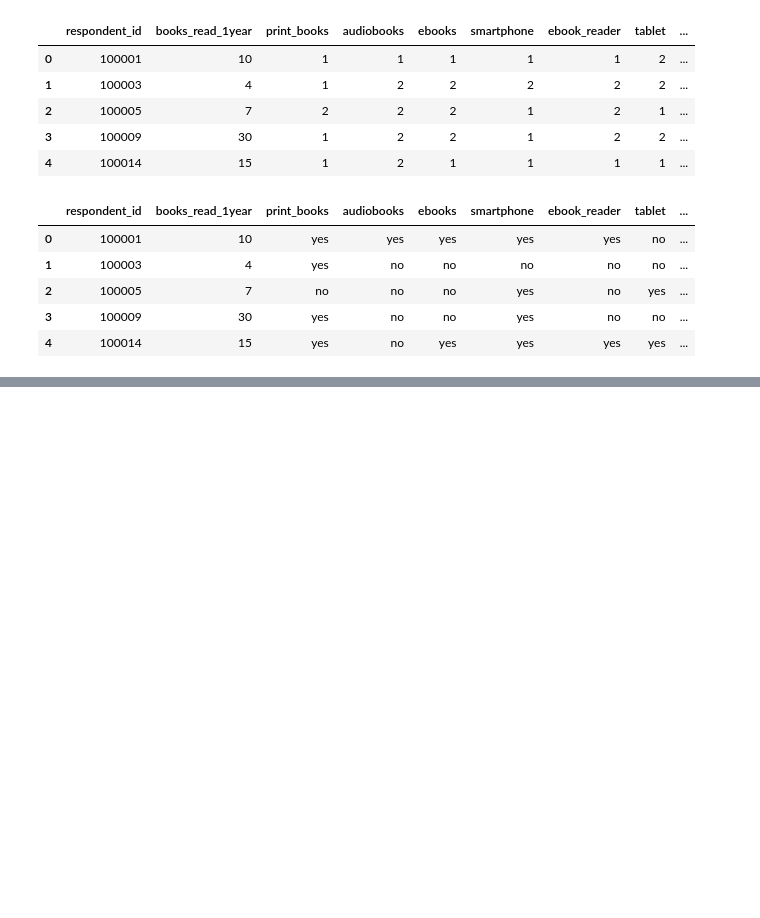
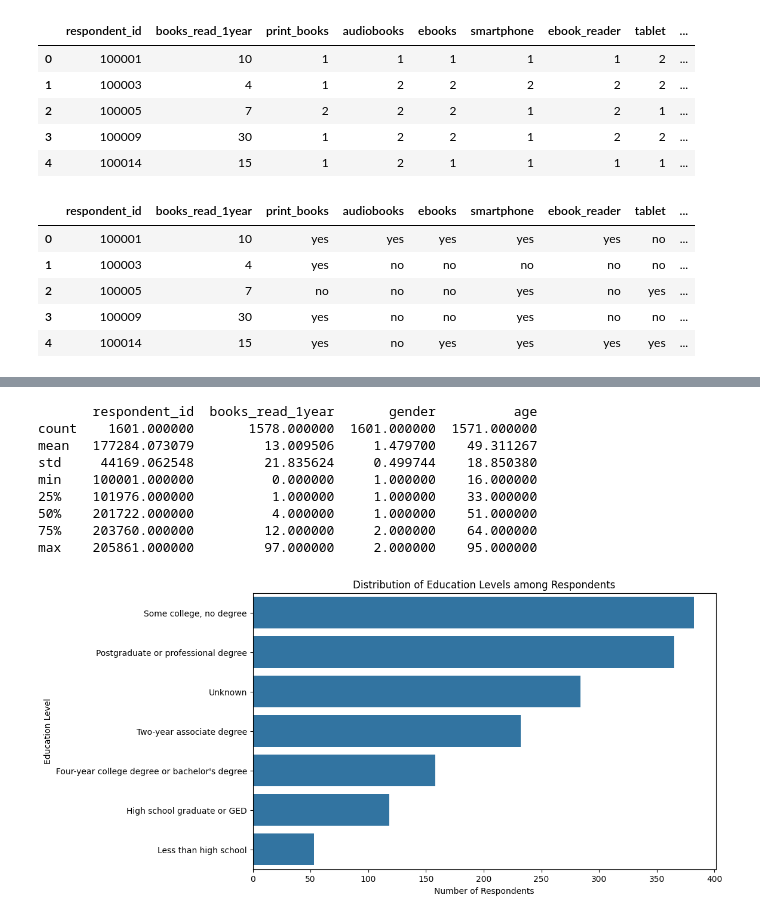
Before and after one commit to Omoyi/Book-Reading-Analysis-Project, a Jupyter notebook: readersDataCleaning.ipynb, the cells around one changed output, grey strips where cells are left out. Cells and saved outputs as stored; diff of their text form; code cells hidden in the pictures; blank space fills up the shorter version.

Commit message:
Exploratory data analysis

```diff
--- a/readersDataCleaning.ipynb
+++ b/readersDataCleaning.ipynb
@@ -166,3 +163,30 @@ Name: count, dtype: int64
 | 2 | 100005 | 7.0 | no | no | no | yes | no | yes | ... |
 | 3 | 100009 | 30.0 | yes | no | no | yes | no | no | ... |
 | 4 | 100014 | 15.0 | yes | no | yes | yes | yes | yes | ... |
+# %%
+import matplotlib.pyplot as plot
+import seaborn as sns
+
+#Exploratory Data Analysis
+
+#First describe the data to get a statistical analysis of the data
+print(df.describe())
+
+#Creating a bar chart to analyze the education column
+plot.figure(figsize=(10, 6))
+sns.countplot(y='education', data=df, order=df['education'].value_counts().index)
+plot.title('Distribution of Education Levels among Respondents')
+plot.xlabel('Number of Respondents')
+plot.ylabel('Education Level')
+plot.show()
+# %% [output]
+       respondent_id  books_read_1year       gender          age
+count    1601.000000       1578.000000  1601.000000  1571.000000
+mean   177284.073079         13.009506     1.479700    49.311267
+std     44169.062548         21.835624     0.499744    18.850380
+min    100001.000000          0.000000     1.000000    16.000000
+25%    101976.000000          1.000000     1.000000    33.000000
+50%    201722.000000          4.000000     1.000000    51.000000
+75%    203760.000000         12.000000     2.000000    64.000000
+max    205861.000000         97.000000     2.000000    95.000000
+[figure, added]
```
Also changed, not shown: parts of 5 cells of this notebook, 1 other file.
